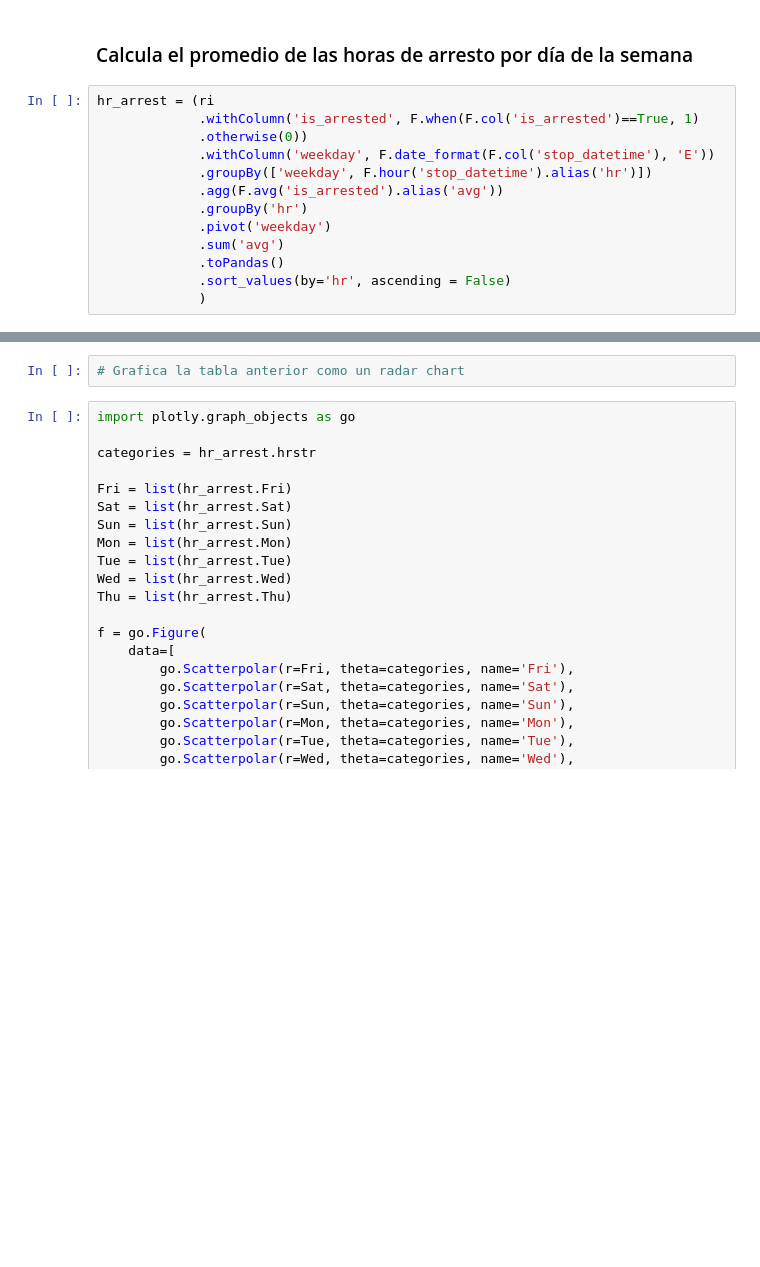
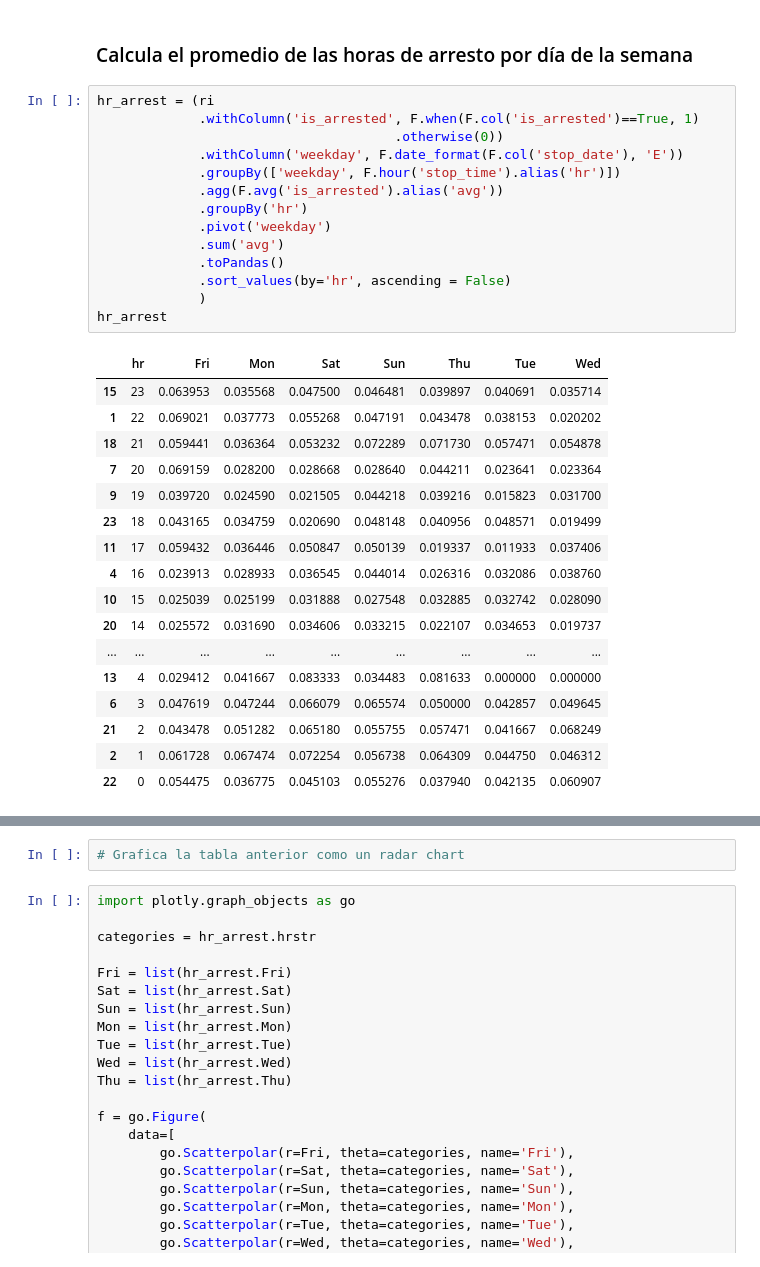
Before and after one commit to SABRIS13/Machine_Learning_Production, a Jupyter notebook: Pyspark_proyecto_Stanford_open_police_project.ipynb, the cells around one changed output, grey strips where cells are left out. Saved outputs shown, nothing was run; the diff lists cells and outputs as text; blank space fills up the shorter version.

```diff
--- a/Pyspark_proyecto_Stanford_open_police_project.ipynb
+++ b/Pyspark_proyecto_Stanford_open_police_project.ipynb
@@ -225,16 +495,35 @@ Analiza la frecuencia de las clases en search-rate:
 # %%
 hr_arrest = (ri
              .withColumn('is_arrested', F.when(F.col('is_arrested')==True, 1)
-             .otherwise(0))
-             .withColumn('weekday', F.date_format(F.col('stop_datetime'), 'E'))
-             .groupBy(['weekday', F.hour('stop_datetime').alias('hr')])
+                                      .otherwise(0))
+             .withColumn('weekday', F.date_format(F.col('stop_date'), 'E'))
+             .groupBy(['weekday', F.hour('stop_time').alias('hr')])
              .agg(F.avg('is_arrested').alias('avg'))
              .groupBy('hr')
              .pivot('weekday')
              .sum('avg')
              .toPandas()
              .sort_values(by='hr', ascending = False)
              )
+hr_arrest
+# %% [output]
+|  | hr | Fri | Mon | Sat | Sun | Thu | Tue | Wed |
+| 15 | 23 | 0.063953 | 0.035568 | 0.047500 | 0.046481 | 0.039897 | 0.040691 | 0.035714 |
+| 1 | 22 | 0.069021 | 0.037773 | 0.055268 | 0.047191 | 0.043478 | 0.038153 | 0.020202 |
+| 18 | 21 | 0.059441 | 0.036364 | 0.053232 | 0.072289 | 0.071730 | 0.057471 | 0.054878 |
+| 7 | 20 | 0.069159 | 0.028200 | 0.028668 | 0.028640 | 0.044211 | 0.023641 | 0.023364 |
+| 9 | 19 | 0.039720 | 0.024590 | 0.021505 | 0.044218 | 0.039216 | 0.015823 | 0.031700 |
+| 23 | 18 | 0.043165 | 0.034759 | 0.020690 | 0.048148 | 0.040956 | 0.048571 | 0.019499 |
+| 11 | 17 | 0.059432 | 0.036446 | 0.050847 | 0.050139 | 0.019337 | 0.011933 | 0.037406 |
+| 4 | 16 | 0.023913 | 0.028933 | 0.036545 | 0.044014 | 0.026316 | 0.032086 | 0.038760 |
+| 10 | 15 | 0.025039 | 0.025199 | 0.031888 | 0.027548 | 0.032885 | 0.032742 | 0.028090 |
+| 20 | 14 | 0.025572 | 0.031690 | 0.034606 | 0.033215 | 0.022107 | 0.034653 | 0.019737 |
+| ... | ... | ... | ... | ... | ... | ... | ... | ... |
+| 13 | 4 | 0.029412 | 0.041667 | 0.083333 | 0.034483 | 0.081633 | 0.000000 | 0.000000 |
+| 6 | 3 | 0.047619 | 0.047244 | 0.066079 | 0.065574 | 0.050000 | 0.042857 | 0.049645 |
+| 21 | 2 | 0.043478 | 0.051282 | 0.065180 | 0.055755 | 0.057471 | 0.041667 | 0.068249 |
+| 2 | 1 | 0.061728 | 0.067474 | 0.072254 | 0.056738 | 0.064309 | 0.044750 | 0.046312 |
+| 22 | 0 | 0.054475 | 0.036775 | 0.045103 | 0.055276 | 0.037940 | 0.042135 | 0.060907 |
 # %%
 hr_arrest['hrstr'] = hr_arrest.hr.apply(lambda x: 'hr_' + str(x))
 hr_arrest['hr_dummy'] = hr_arrest.hr.apply(lambda x: x - 7 if x - 7 >= 0 else x + 17)
```
Also changed, not shown: parts of 29 cells of this notebook.
